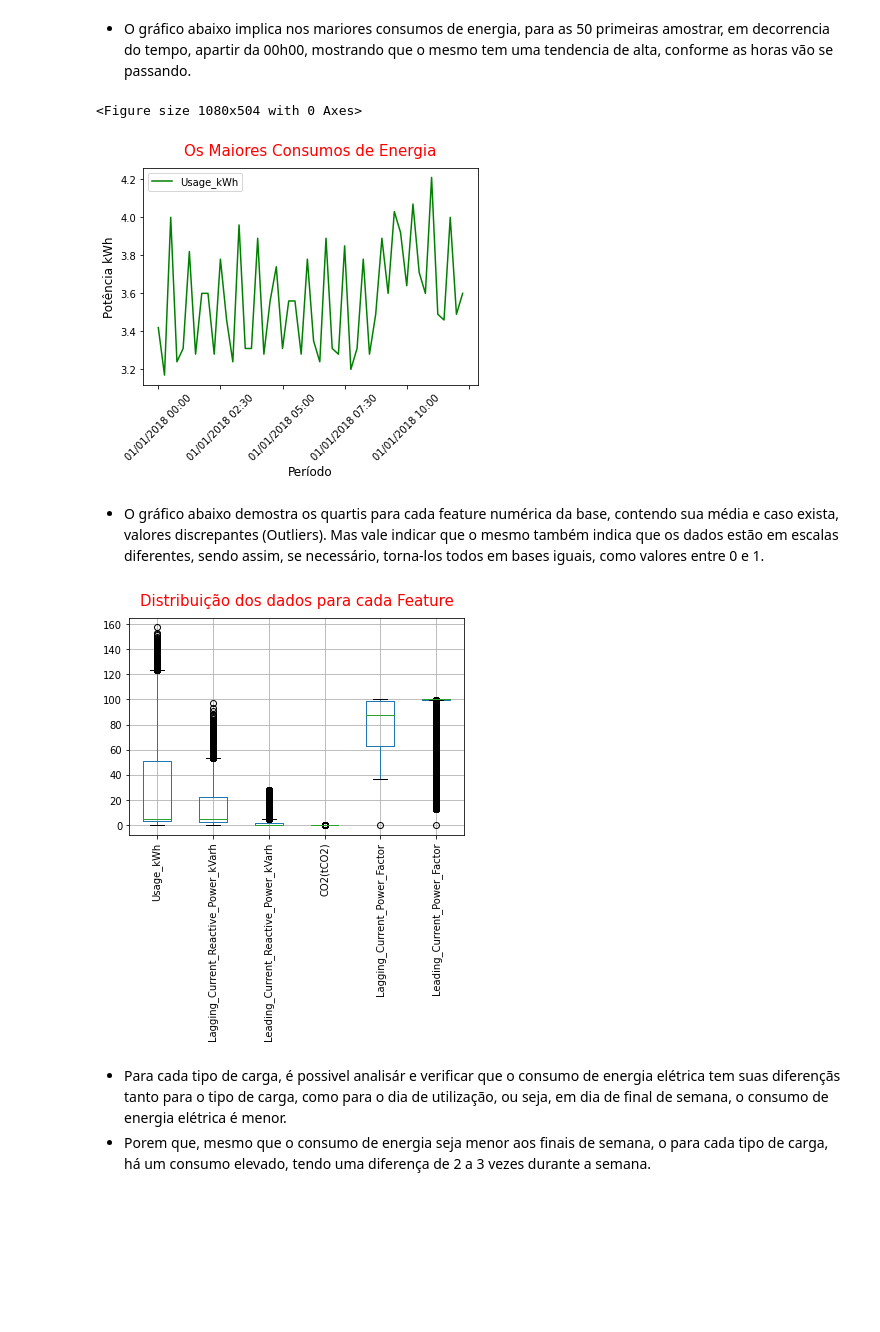
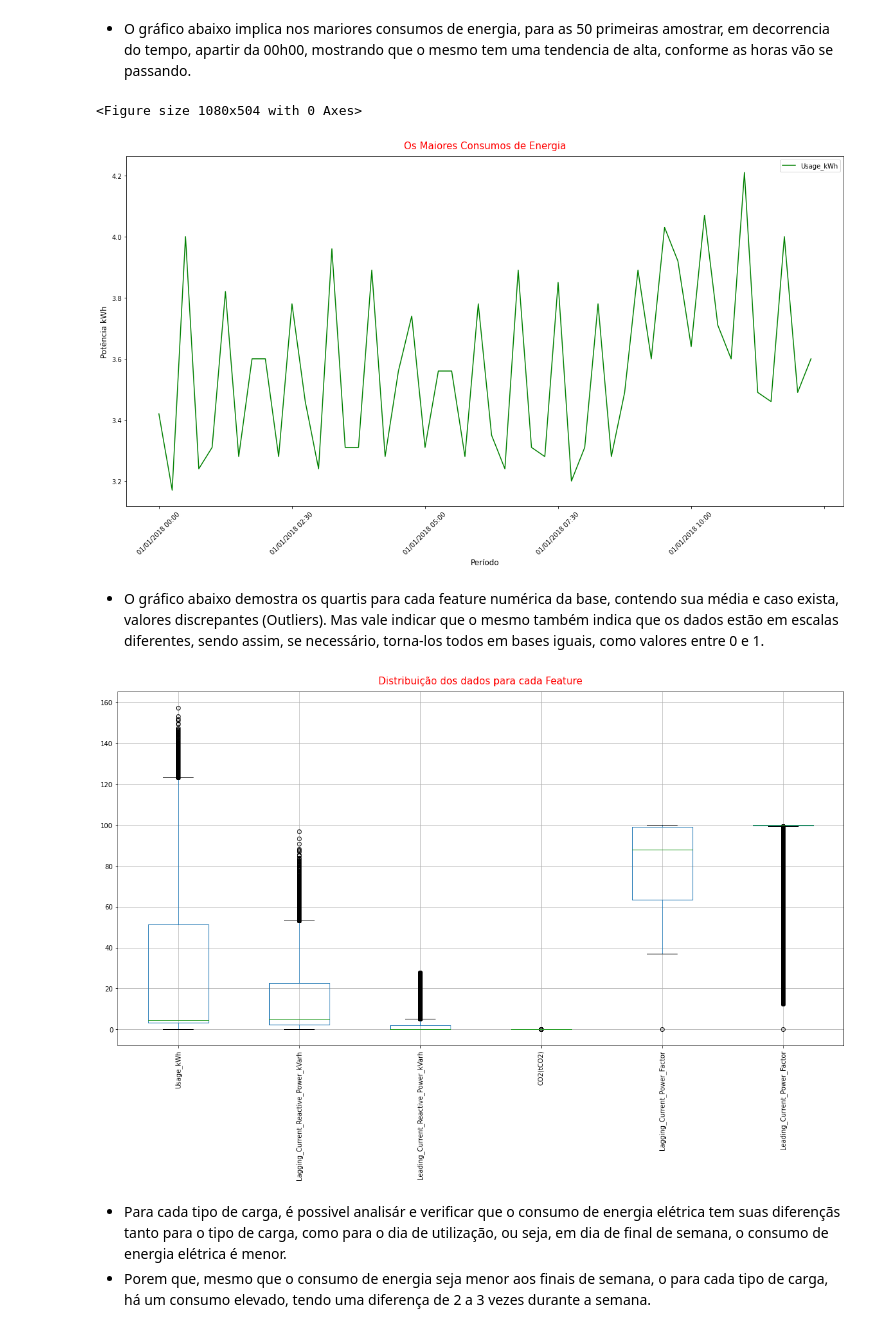
Before and after one commit to joaoresplandes/Projetos_Analise_de_Dados, a Jupyter notebook: Analise_Consumo_Energia/Analise_Consumo_Energia.ipynb, the cells around one changed output. Saved outputs shown, nothing was run; the diff lists cells and outputs as text; code cells hidden in the pictures; blank space fills up the shorter version.

```diff
--- a/Analise_Consumo_Energia/Analise_Consumo_Energia.ipynb
+++ b/Analise_Consumo_Energia/Analise_Consumo_Energia.ipynb
@@ -174,25 +174,24 @@ display(maiores_consumos.head(10)) # mostra os 10 primeiros registros
 # %% [markdown]
 - O gráfico abaixo implica nos mariores consumos de energia, para as 50 primeiras amostrar, em decorrencia do tempo, apartir da 00h00, mostrando que o mesmo tem uma tendencia de alta, conforme as horas vão se passando.
 # %%
+plt.rcParams['figure.figsize'] = (20, 10)
 ax = plt.figure(figsize = (15, 7)) # tamanho da imagem x = 15, y = 7
 #.sort_values(by = 'Usage_kWh', ascending = False)
 ax = maiores_consumos[:50].plot(kind = 'line', color = 'green')
-# pega apenas as 50 primeiras linhas, ordena pela variável "Usage_kWh" de forma decrescente e plota o gráfico em tipo linha na cor verde
+# pega apenas as 50 primeiras linhas, ordena pela variável "Usage_kWh"
 ax.set_xticklabels(ax.get_xticklabels(), rotation = 45)
 ax.set_title('Os Maiores Consumos de Energia', fontsize = 15, color = 'r', pad = 12, loc = 'center')
-# titulo com fonte 15, cor do titulo vermelho no centro
 ax.set_xlabel('Período', fontsize = 12)
-# legenda de X na fonte 12
 ax.set_ylabel('Potência kWh', fontsize = 12)
-# legenda de y na fonte 12
 plt.savefig('Maior_Consumo')
 plt.show()
 # %% [output]
 <Figure size 1080x504 with 0 Axes>
-[figure, old version]
+[figure, new version]
 # %% [markdown]
 - O gráfico abaixo demostra os quartis para cada feature numérica da base, contendo sua média e caso exista, valores discrepantes (Outliers). Mas vale indicar que o mesmo também indica que os dados estão em escalas diferentes, sendo assim, se necessário, torna-los todos em bases iguais, como valores entre 0 e 1.
 # %%
+plt.rcParams['figure.figsize'] = (20, 10)
 ax2 =  df.boxplot(['Usage_kWh', 'Lagging_Current_Reactive_Power_kVarh', 'Leading_Current_Reactive_Power_kVarh',
                     'CO2(tCO2)', 'Lagging_Current_Power_Factor', 'Leading_Current_Power_Factor'])
 ax2.set_xticklabels(ax2.get_xticklabels(), rotation = 90)
@@ -200,7 +199,7 @@ plt.title('Distribuição dos dados para cada Feature', fontsize = 15, color = '
 plt.savefig('Dataset_Boxplot')
 plt.show()
 # %% [output]
-[figure, old version]
+[figure, new version]
 # %% [markdown]
 - Para cada tipo de carga, é possivel analisár e verificar que o consumo de energia elétrica tem suas diferençãs tanto para o tipo de carga, como para o dia de utilização, ou seja, em dia de final de semana, o consumo de energia elétrica é menor.
 - Porem que, mesmo que o consumo de energia seja menor aos finais de semana, o para cada tipo de carga, há um consumo elevado, tendo uma diferença de 2 a 3 vezes durante a semana.
```
Also changed, not shown: parts of 4 cells of this notebook.
